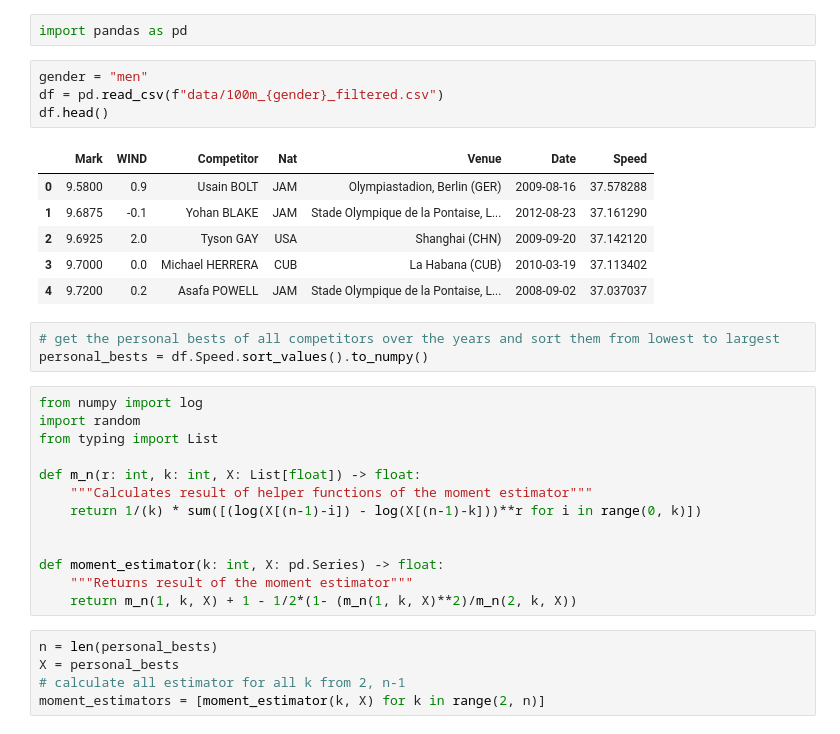
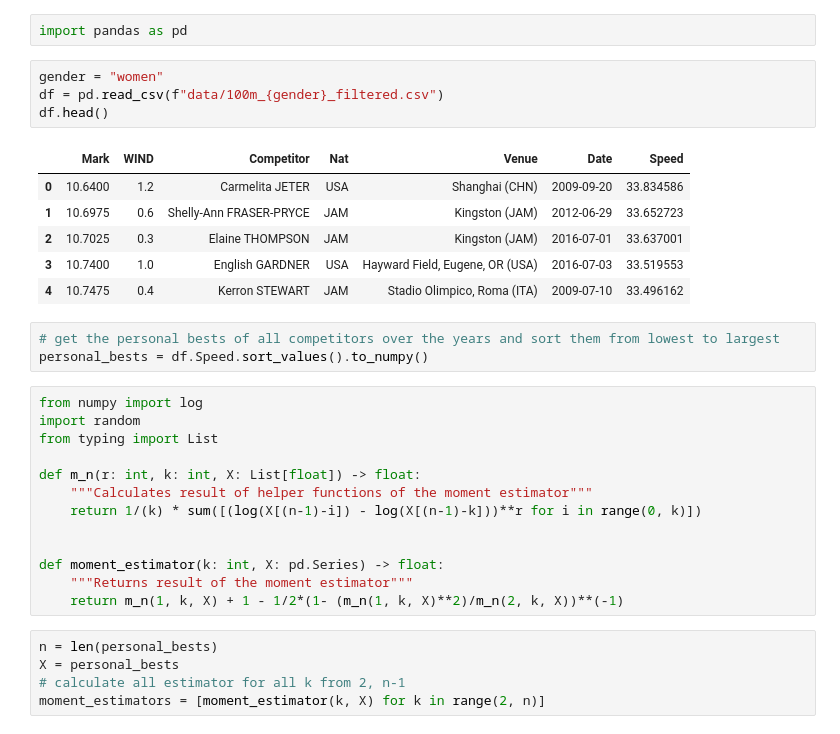
Before and after one commit to ericoppermann/Extreme-Value-Theory-Estimator, a Jupyter notebook: ExtremeValueInvestigation.ipynb, the cells around one changed output. Drawn from its saved outputs; the diff is of its cells as text.

```diff
--- a/ExtremeValueInvestigation.ipynb
+++ b/ExtremeValueInvestigation.ipynb
@@ -1,16 +1,16 @@
 # %%
 import pandas as pd
 # %%
-gender = "men"
+gender = "women"
 df = pd.read_csv(f"data/100m_{gender}_filtered.csv")
 df.head()
 # %% [output]
 |  | Mark | WIND | Competitor | Nat | Venue | Date | Speed |
-| 0 | 9.5800 | 0.9 | Usain BOLT | JAM | Olympiastadion, Berlin (GER) | 2009-08-16 | 37.578288 |
-| 1 | 9.6875 | -0.1 | Yohan BLAKE | JAM | Stade Olympique de la Pontaise, L... | 2012-08-23 | 37.161290 |
-| 2 | 9.6925 | 2.0 | Tyson GAY | USA | Shanghai (CHN) | 2009-09-20 | 37.142120 |
-| 3 | 9.7000 | 0.0 | Michael HERRERA | CUB | La Habana (CUB) | 2010-03-19 | 37.113402 |
-| 4 | 9.7200 | 0.2 | Asafa POWELL | JAM | Stade Olympique de la Pontaise, L... | 2008-09-02 | 37.037037 |
+| 0 | 10.6400 | 1.2 | Carmelita JETER | USA | Shanghai (CHN) | 2009-09-20 | 33.834586 |
+| 1 | 10.6975 | 0.6 | Shelly-Ann FRASER-PRYCE | JAM | Kingston (JAM) | 2012-06-29 | 33.652723 |
+| 2 | 10.7025 | 0.3 | Elaine THOMPSON | JAM | Kingston (JAM) | 2016-07-01 | 33.637001 |
+| 3 | 10.7400 | 1.0 | English GARDNER | USA | Hayward Field, Eugene, OR (USA) | 2016-07-03 | 33.519553 |
+| 4 | 10.7475 | 0.4 | Kerron STEWART | JAM | Stadio Olimpico, Roma (ITA) | 2009-07-10 | 33.496162 |
 # %%
 # get the personal bests of all competitors over the years and sort them from lowest to largest
 personal_bests = df.Speed.sort_values().to_numpy()
@@ -26,7 +26,7 @@ def m_n(r: int, k: int, X: List[float]) -> float:
 
 def moment_estimator(k: int, X: pd.Series) -> float:
     """Returns result of the moment estimator"""
-    return m_n(1, k, X) + 1 - 1/2*(1- (m_n(1, k, X)**2)/m_n(2, k, X))
+    return m_n(1, k, X) + 1 - 1/2*(1- (m_n(1, k, X)**2)/m_n(2, k, X))**(-1)
 # %%
 n = len(personal_bests)
 X = personal_bests
```
Also changed, not shown: parts of 3 cells of this notebook, 3 other files.
